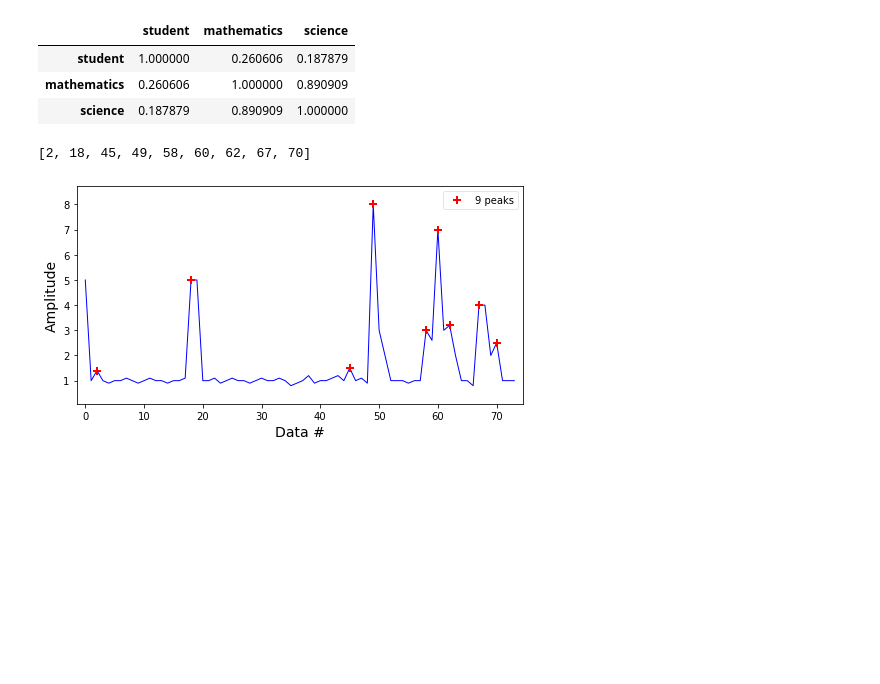
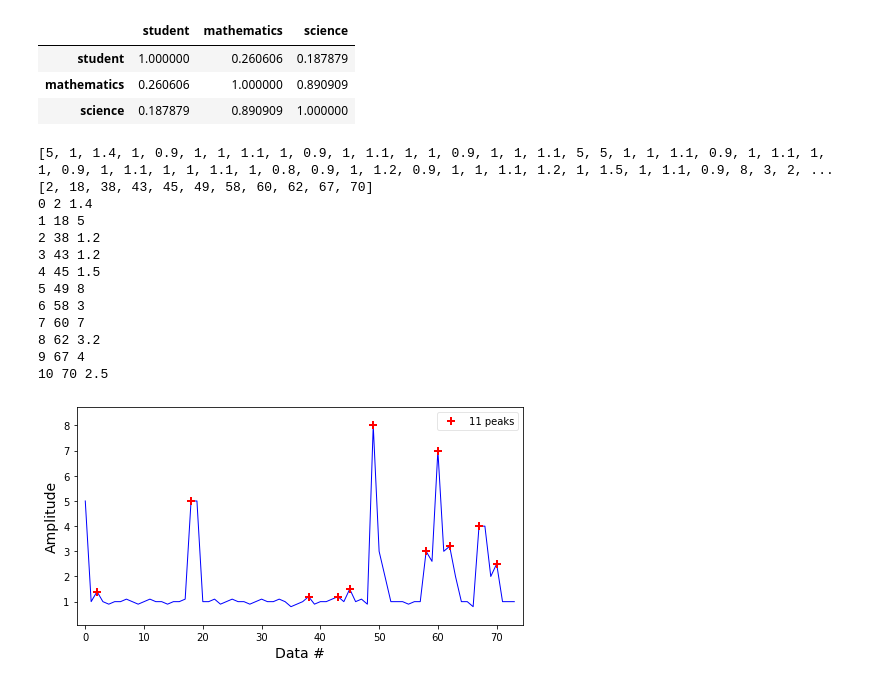
Before and after one commit to cbolk/CS2020-21, a Jupyter notebook: datavisualization.ipynb, the cells around one changed output. Saved outputs shown, nothing was run; the diff lists cells and outputs as text; code cells hidden in the pictures; blank space fills up the shorter version.

```diff
--- a/datavisualization.ipynb
+++ b/datavisualization.ipynb
@@ -54,7 +54,7 @@ import matplotlib.pyplot as plt
 
 x=[5,1,1.4,1,0.9,1,1,1.1,1,0.9,1,1.1,1,1,0.9,1,1,1.1,5,5,1,1,1.1,0.9,1,1.1,1,1,0.9,1,1.1,1,1,1.1,1,0.8,0.9,1,1.2,0.9,1,1,1.1,1.2,1,1.5,1,1.1,0.9,8,3,2,1,1,1,0.9,1,1,3,2.6,7,3,3.2,2,1,1,0.8,4,4,2,2.5,1,1,1]
 mph = 1.2
-mingap = 0.2
+mingap = 0.0
 
 nelem = len(x)
 ndiff = nelem-1
@@ -82,32 +82,50 @@ npeaks = len(peaks)
 #print(peaks, len(peaks))
 
 #peaks higher than surrounding gap
 for i in range(npeaks-1,-1,-1):
     if not(abs(x[peaks[i]] - x[peaks[i]-1]) > mingap and abs(x[peaks[i]] - x[peaks[i]+1]) > mingap):
         # to keep first of a plateau
         if not (abs(x[peaks[i]] - x[peaks[i]-1]) > mingap and x[peaks[i]] == x[peaks[i]+1]):
             peaks.remove(peaks[i])
 
+print(x)
 print(peaks)
 npeaks = len(peaks)
+
+for i in range(0, npeaks):
+    print(i, peaks[i], x[peaks[i]])
+
+
 
 #plot
 _, ax = plt.subplots(1, 1, figsize=(8, 4))
 no_ax = True
 #plot values
 ax.plot(x, 'b', lw=1)
 label = 'peak'
 label = label + 's' if npeaks > 1 else label
 #plot peaks
 ax.plot(peaks, [x[i] for i in peaks], '+', mfc=None, mec='r', mew=2, ms=8,label='%d %s' % (npeaks, label))
 ax.legend(loc='best', framealpha=.5, numpoints=1)
 ax.set_xlim(-.02*nelem, nelem*1.02-1)
 ymin, ymax = min(x), max(x)
 yrange = ymax - ymin if ymax > ymin else 1
 ax.set_ylim(ymin - 0.1*yrange, ymax + 0.1*yrange)
 ax.set_xlabel('Data #', fontsize=14)
 ax.set_ylabel('Amplitude', fontsize=14)
 plt.show()
 # %% [output]
-[2, 18, 45, 49, 58, 60, 62, 67, 70]
+[5, 1, 1.4, 1, 0.9, 1, 1, 1.1, 1, 0.9, 1, 1.1, 1, 1, 0.9, 1, 1, 1.1, 5, 5, 1, 1, 1.1, 0.9, 1, 1.1, 1, 1, 0.9, 1, 1.1, 1, 1, 1.1, 1, 0.8, 0.9, 1, 1.2, 0.9, 1, 1, 1.1, 1.2, 1, 1.5, 1, 1.1, 0.9, 8, 3, 2, ...
+[2, 18, 38, 43, 45, 49, 58, 60, 62, 67, 70]
+0 2 1.4
+1 18 5
+2 38 1.2
+3 43 1.2
+4 45 1.5
+5 49 8
+6 58 3
+7 60 7
+8 62 3.2
+9 67 4
+10 70 2.5
-[figure, old version]
+[figure, new version]
```
Also changed, not shown: 15 other files.
